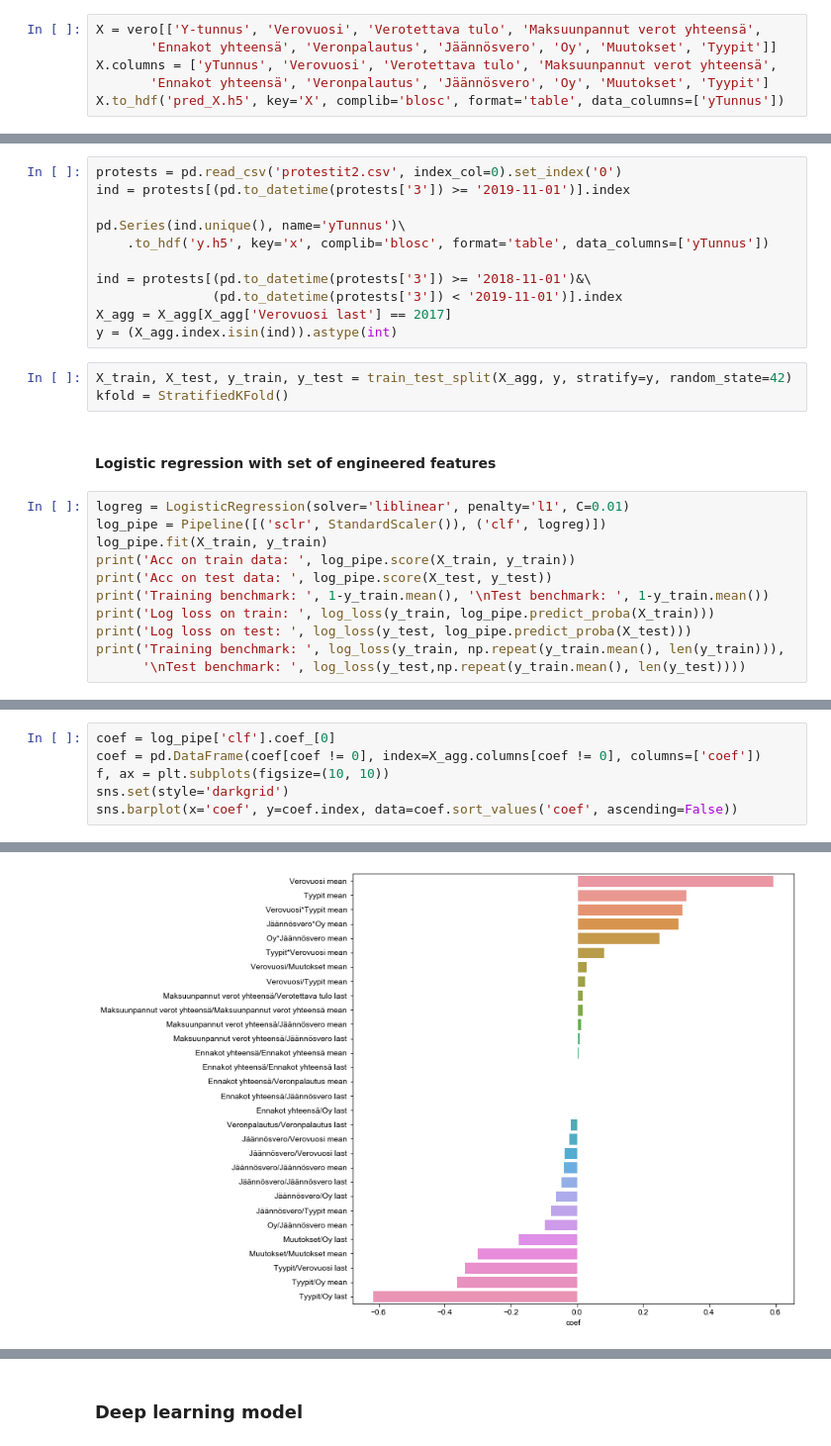
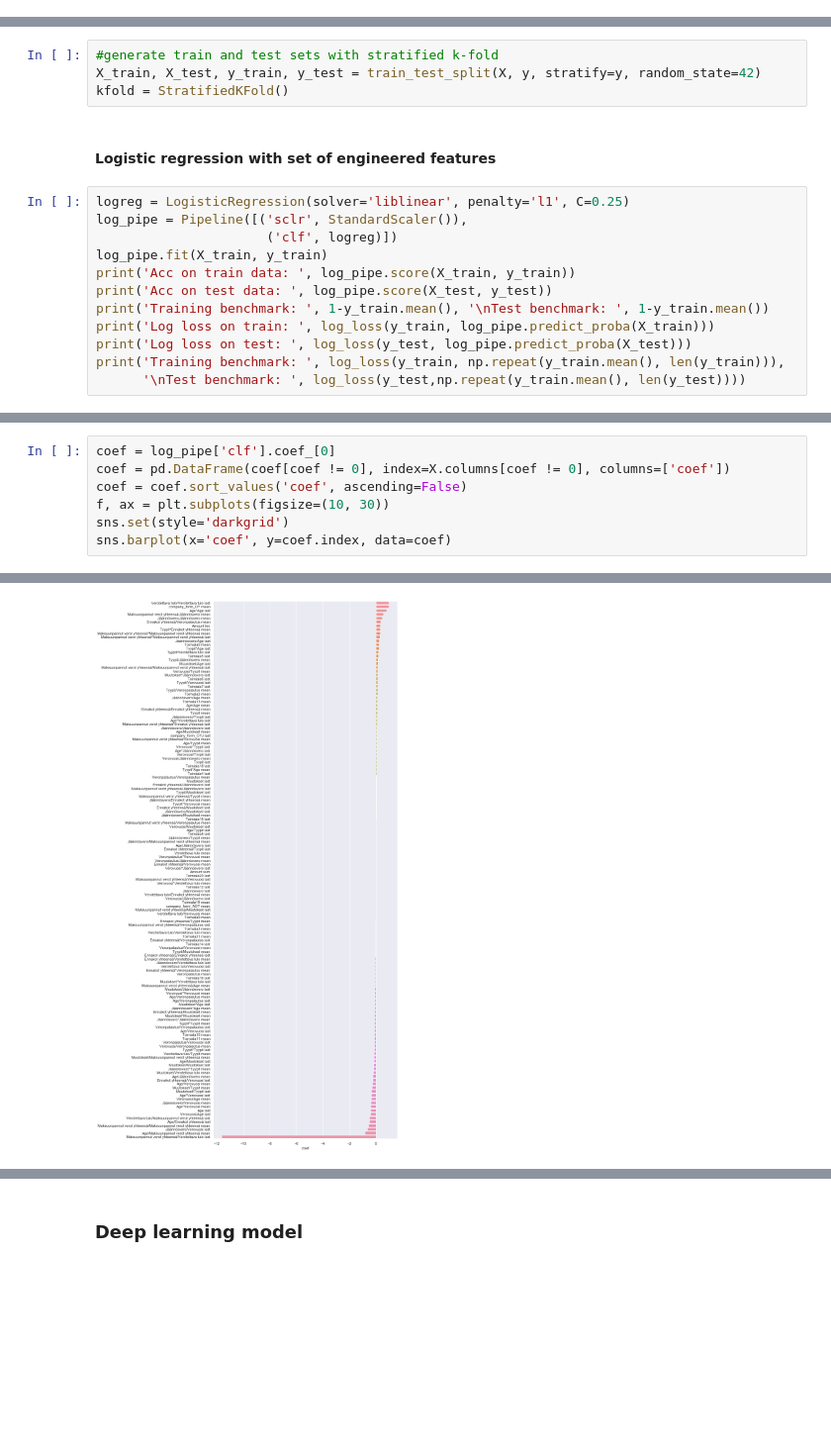
Before and after one commit to loerssoni/credit_risk_finland, a Jupyter notebook: Verodata analyysi.ipynb, the cells around one changed output, grey strips where cells are left out. Shown at 99% size. Saved outputs shown, nothing was run; the diff lists cells and outputs as text; blank space fills up the shorter version.

```diff
--- a/Verodata analyysi.ipynb
+++ b/Verodata analyysi.ipynb
@@ -39,6 +169,0 @@ from sklearn.metrics import log_loss
-# %%
-X = vero[['Y-tunnus', 'Verovuosi', 'Verotettava tulo', 'Maksuunpannut verot yhteensä',
-       'Ennakot yhteensä', 'Veronpalautus', 'Jäännösvero', 'Oy', 'Muutokset', 'Tyypit']]
-X.columns = ['yTunnus', 'Verovuosi', 'Verotettava tulo', 'Maksuunpannut verot yhteensä',
-       'Ennakot yhteensä', 'Veronpalautus', 'Jäännösvero', 'Oy', 'Muutokset', 'Tyypit']
-X.to_hdf('pred_X.h5', key='X', complib='blosc', format='table', data_columns=['yTunnus'])
@@ -61,22 +170,13 @@ KeyError: 'Y-tunnus'
-# %%
-protests = pd.read_csv('protestit2.csv', index_col=0).set_index('0')
-ind = protests[(pd.to_datetime(protests['3']) >= '2019-11-01')].index
-
-pd.Series(ind.unique(), name='yTunnus')\
-    .to_hdf('y.h5', key='x', complib='blosc', format='table', data_columns=['yTunnus'])
-
-ind = protests[(pd.to_datetime(protests['3']) >= '2018-11-01')&\
-               (pd.to_datetime(protests['3']) < '2019-11-01')].index
-X_agg = X_agg[X_agg['Verovuosi last'] == 2017]
-y = (X_agg.index.isin(ind)).astype(int)
 # %%
-X_train, X_test, y_train, y_test = train_test_split(X_agg, y, stratify=y, random_state=42)
+#generate train and test sets with stratified k-fold
+X_train, X_test, y_train, y_test = train_test_split(X, y, stratify=y, random_state=42)
 kfold = StratifiedKFold()
 # %% [markdown]
 #### Logistic regression with set of engineered features
 # %%
-logreg = LogisticRegression(solver='liblinear', penalty='l1', C=0.01)
-log_pipe = Pipeline([('sclr', StandardScaler()), ('clf', logreg)])
+logreg = LogisticRegression(solver='liblinear', penalty='l1', C=0.25)
+log_pipe = Pipeline([('sclr', StandardScaler()),
+                      ('clf', logreg)])
 log_pipe.fit(X_train, y_train)
 print('Acc on train data: ', log_pipe.score(X_train, y_train))
 print('Acc on test data: ', log_pipe.score(X_test, y_test))
@@ -97,12 +197,13 @@ Test benchmark:  0.13175807979994478
 # %%
 coef = log_pipe['clf'].coef_[0]
-coef = pd.DataFrame(coef[coef != 0], index=X_agg.columns[coef != 0], columns=['coef'])
-f, ax = plt.subplots(figsize=(10, 10))
+coef = pd.DataFrame(coef[coef != 0], index=X.columns[coef != 0], columns=['coef'])
+coef = coef.sort_values('coef', ascending=False)
+f, ax = plt.subplots(figsize=(10, 30))
 sns.set(style='darkgrid')
-sns.barplot(x='coef', y=coef.index, data=coef.sort_values('coef', ascending=False))
+sns.barplot(x='coef', y=coef.index, data=coef)
 # %% [output]
 <matplotlib.axes._subplots.AxesSubplot at 0x...>
-[figure, old version]
+[figure, new version]
 # %%
 def plot_cols(col1, col2, ylim=None, xlim=None):
     f, ax = plt.subplots(figsize=(10, 10))
```
Also changed, not shown: parts of 42 cells of this notebook, 1 other file.
